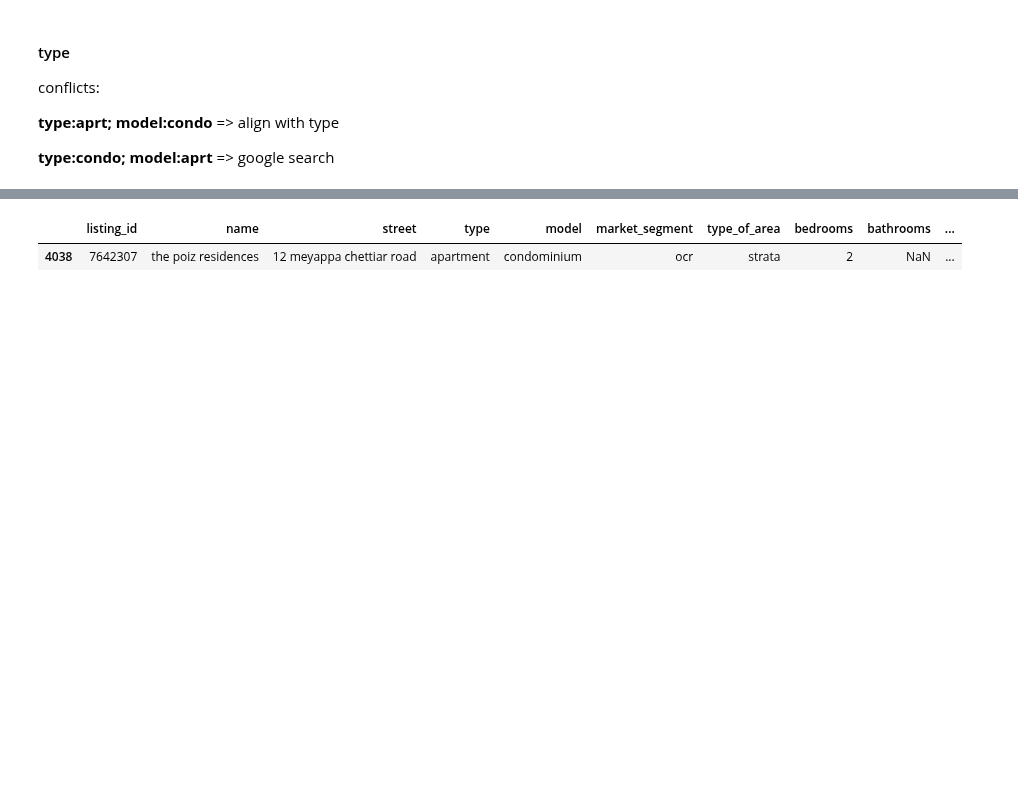
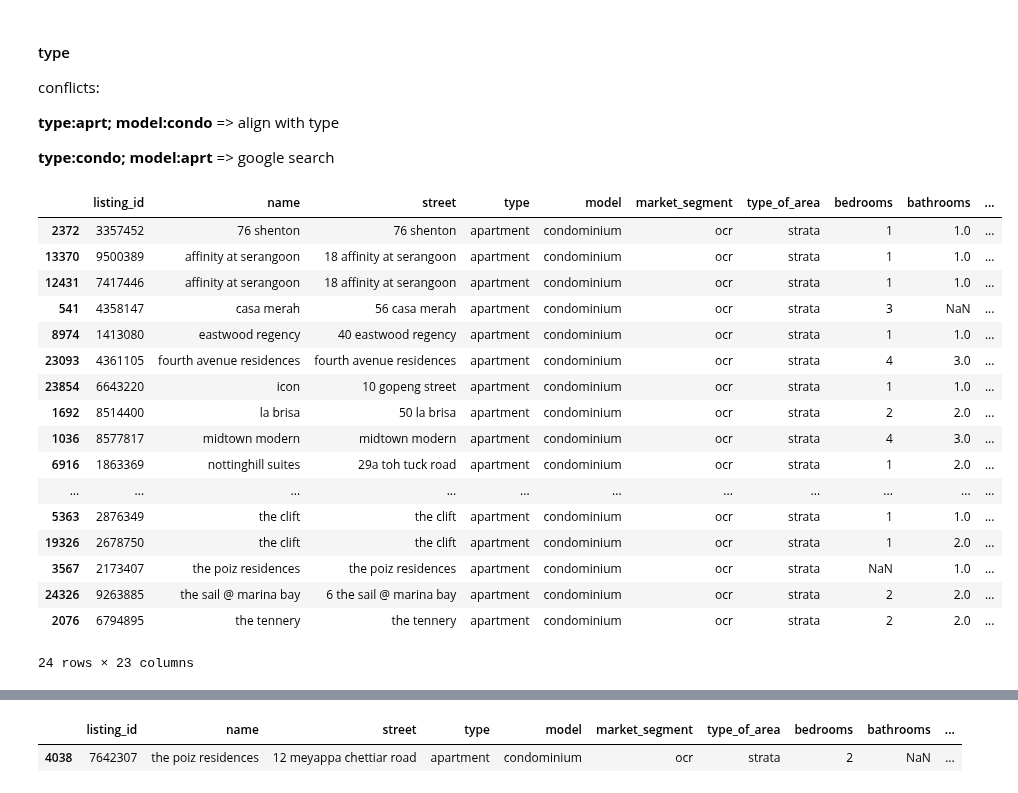
Before and after one commit to luoxiangyi222/cs5228-team-not-found, a Jupyter notebook: cs5228_project_lxy.ipynb, the cells around one changed output, grey strips where cells are left out. Drawn from its saved outputs; the diff is of its cells as text; code cells hidden in the pictures; blank space fills up the shorter version.

```diff
--- a/cs5228_project_lxy.ipynb
+++ b/cs5228_project_lxy.ipynb
@@ -98,17 +98,36 @@ conflicts:
 # %%
 ########## train ################
 
 type_df = train_df
 type_df = type_df[type_df["type"] != type_df["model"]]
 type_df_a = type_df[type_df["model"] == "condominium"]
 
 
-# display(type_df_a.sort_values("name"))
+display(type_df_a.sort_values("name"))
 
 # by checking property in the same name, these conflicts should be aligned with type
 train_df.loc[
     (train_df["type"] == "apartment") & (train_df["model"] == "condominium"), "model"
 ] = "apartment"
+# %% [output]
+|  | listing_id | name | street | type | model | market_segment | type_of_area | bedrooms | bathrooms | ... |
+| 2372 | 3357452 | 76 shenton | 76 shenton | apartment | condominium | ocr | strata | 1 | 1.0 | ... |
+| 13370 | 9500389 | affinity at serangoon | 18 affinity at serangoon | apartment | condominium | ocr | strata | 1 | 1.0 | ... |
+| 12431 | 7417446 | affinity at serangoon | 18 affinity at serangoon | apartment | condominium | ocr | strata | 1 | 1.0 | ... |
+| 541 | 4358147 | casa merah | 56 casa merah | apartment | condominium | ocr | strata | 3 | NaN | ... |
+| 8974 | 1413080 | eastwood regency | 40 eastwood regency | apartment | condominium | ocr | strata | 1 | 1.0 | ... |
+| 23093 | 4361105 | fourth avenue residences | fourth avenue residences | apartment | condominium | ocr | strata | 4 | 3.0 | ... |
+| 23854 | 6643220 | icon | 10 gopeng street | apartment | condominium | ocr | strata | 1 | 1.0 | ... |
+| 1692 | 8514400 | la brisa | 50 la brisa | apartment | condominium | ocr | strata | 2 | 2.0 | ... |
+| 1036 | 8577817 | midtown modern | midtown modern | apartment | condominium | ocr | strata | 4 | 3.0 | ... |
+| 6916 | 1863369 | nottinghill suites | 29a toh tuck road | apartment | condominium | ocr | strata | 1 | 2.0 | ... |
+| ... | ... | ... | ... | ... | ... | ... | ... | ... | ... | ... |
+| 5363 | 2876349 | the clift | the clift | apartment | condominium | ocr | strata | 1 | 1.0 | ... |
+| 19326 | 2678750 | the clift | the clift | apartment | condominium | ocr | strata | 1 | 2.0 | ... |
+| 3567 | 2173407 | the poiz residences | the poiz residences | apartment | condominium | ocr | strata | NaN | 1.0 | ... |
+| 24326 | 9263885 | the sail @ marina bay | 6 the sail @ marina bay | apartment | condominium | ocr | strata | 2 | 2.0 | ... |
+| 2076 | 6794895 | the tennery | the tennery | apartment | condominium | ocr | strata | 2 | 2.0 | ... |
+24 rows × 23 columns
 # %%
 # type_df = train_df
 # type_df = type_df[type_df['type'] != type_df['model']]
```
Also changed, not shown: parts of 3 cells of this notebook, 2 other files.
